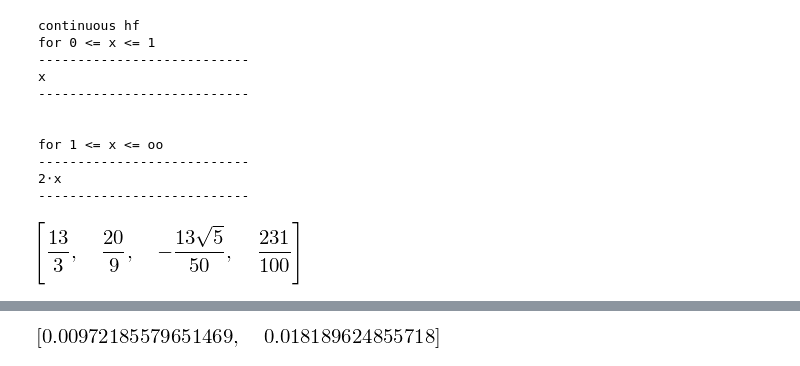
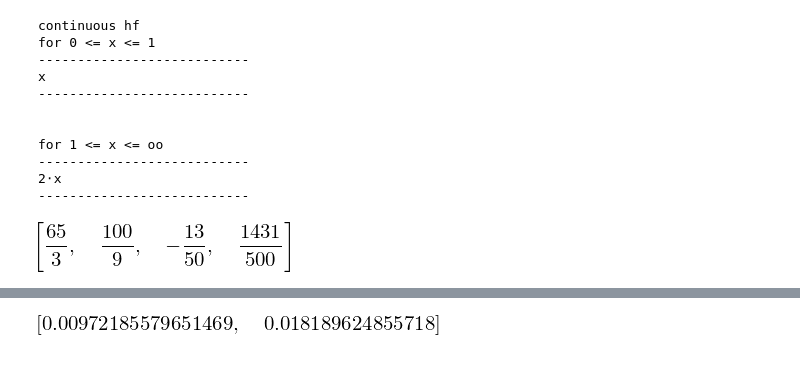
Before and after one commit to MthwRobinson/APPLPy, a Jupyter notebook: docs/APPLPy Paper.ipynb, the cells around one changed output, grey strips where cells are left out. Cells and saved outputs as stored; diff of their text form; code cells hidden in the pictures.

```diff
--- a/docs/APPLPy Paper.ipynb
+++ b/docs/APPLPy Paper.ipynb
@@ -111,10 +119,11 @@ for 1 <= x <= oo
 # %%
 x = Symbol('x')
 X = RV([x/21],[1,6],['Discrete','pdf'])
+Y = ConvolutionIID(X,5)
 # %%
-[Mean(X),Variance(X),Skewness(X),Kurtosis(X)]
+[Mean(Y),Variance(Y),Skewness(Y),Kurtosis(Y)]
 # %% [output]
-[figure, old version]
+[figure, new version]
 # %%
 # Example 3.1
 # %%
```
Also changed, not shown: parts of 16 cells of this notebook, 1 other file.
